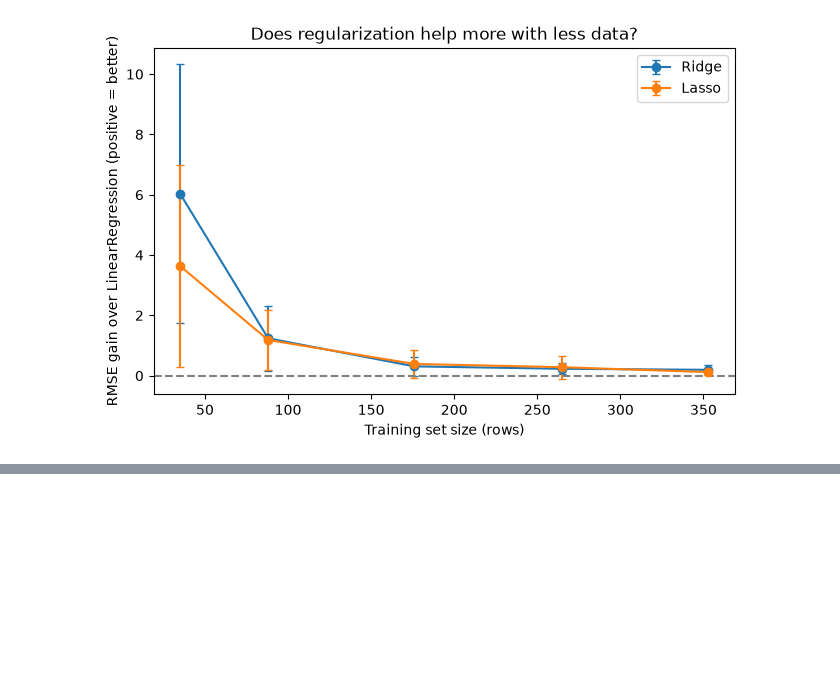
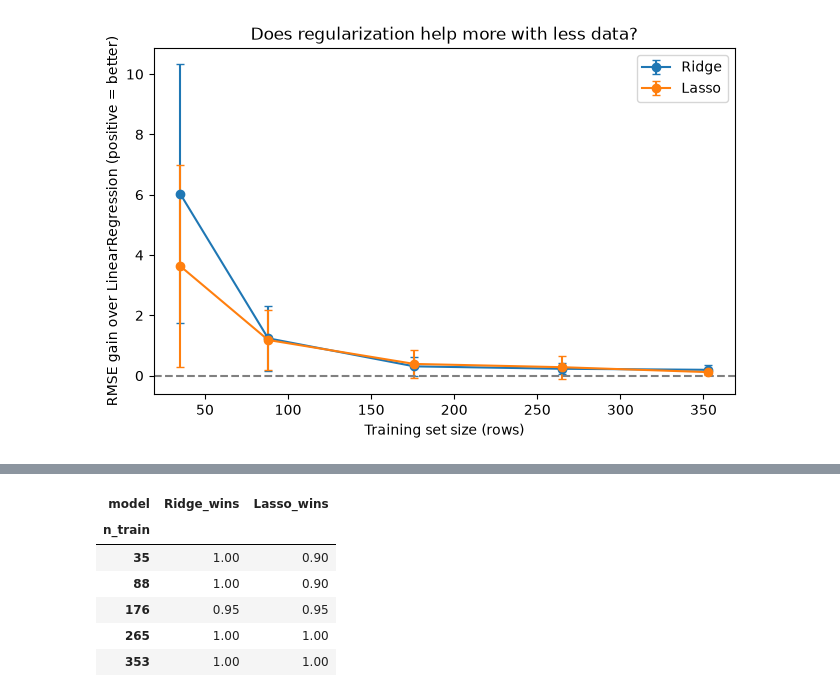
Before and after one commit to Anubhav-2915/Regularization-Study, a Jupyter notebook: notebooks/01_baseline.ipynb, the cells around one changed output, grey strips where cells are left out. Drawn from its saved outputs; the diff is of its cells as text; code cells hidden in the pictures; blank space fills up the shorter version.

```diff
--- a/notebooks/01_baseline.ipynb
+++ b/notebooks/01_baseline.ipynb
@@ -520,0 +542,10 @@ plt.show()
+# %%
+(pivot.assign(Ridge_wins=pivot.Ridge_gain > 0, Lasso_wins=pivot.Lasso_gain > 0).groupby("n_train")[["Ridge_wins", "Lasso_wins"]].mean().round(2))
+# %% [output]
+| model | Ridge_wins | Lasso_wins |
+| n_train |  |  |
+| 35 | 1.00 | 0.90 |
+| 88 | 1.00 | 0.90 |
+| 176 | 0.95 | 0.95 |
+| 265 | 1.00 | 1.00 |
+| 353 | 1.00 | 1.00 |
```
Also changed, not shown: parts of 6 cells of this notebook, 27 other files.
